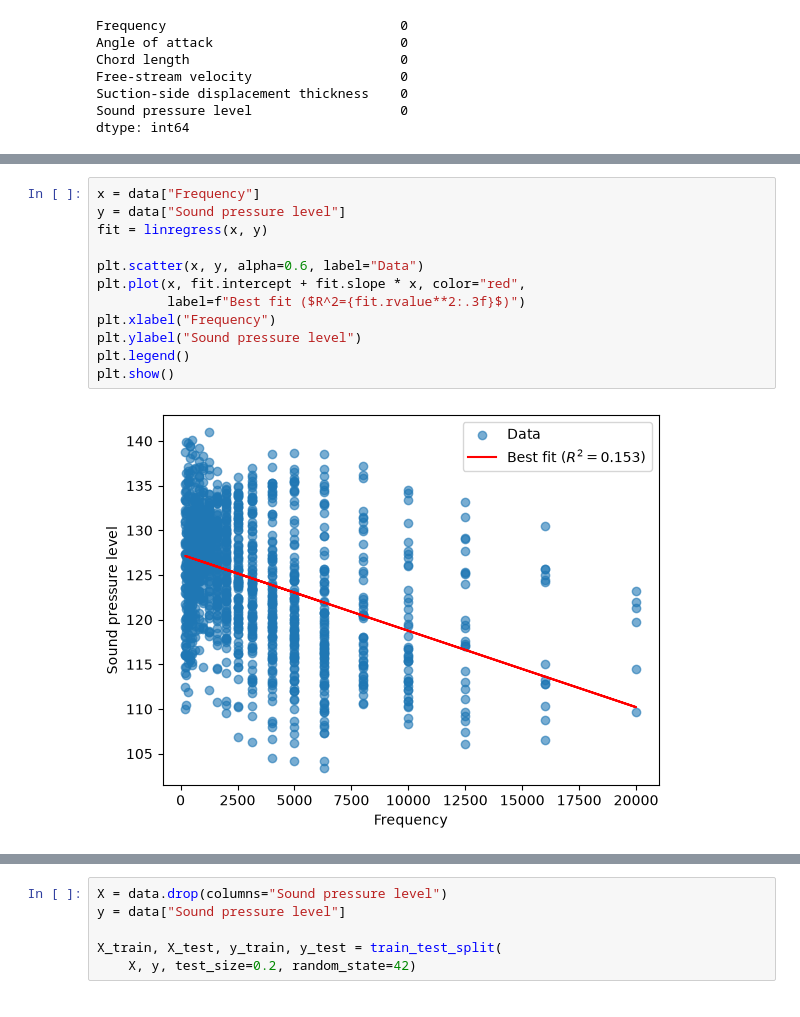
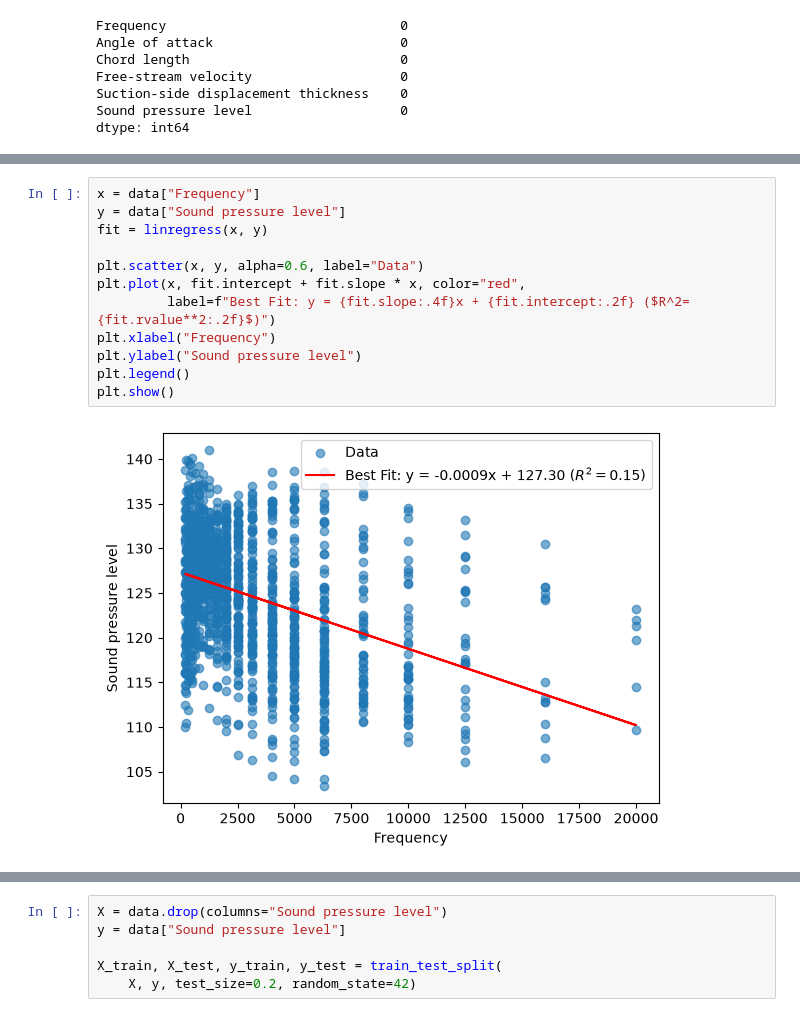
Before and after one commit to codettlaff/CPTS_575, a Jupyter notebook: assignment4/airfoil.ipynb, the cells around one changed output, grey strips where cells are left out. Drawn from its saved outputs; the diff is of its cells as text.

```diff
--- a/assignment4/airfoil.ipynb
+++ b/assignment4/airfoil.ipynb
@@ -58,15 +68,15 @@ dtype: int64
 # %%
 x = data["Frequency"]
 y = data["Sound pressure level"]
 fit = linregress(x, y)
 
 plt.scatter(x, y, alpha=0.6, label="Data")
 plt.plot(x, fit.intercept + fit.slope * x, color="red",
-         label=f"Best fit ($R^2={fit.rvalue**2:.3f}$)")
+         label=f"Best Fit: y = {fit.slope:.4f}x + {fit.intercept:.2f} ($R^2={fit.rvalue**2:.2f}$)")
 plt.xlabel("Frequency")
 plt.ylabel("Sound pressure level")
 plt.legend()
 plt.show()
 # %% [output]
-[figure, old version]
+[figure, new version]
 # %% [markdown]
```
Also changed, not shown: parts of 9 cells of this notebook.
